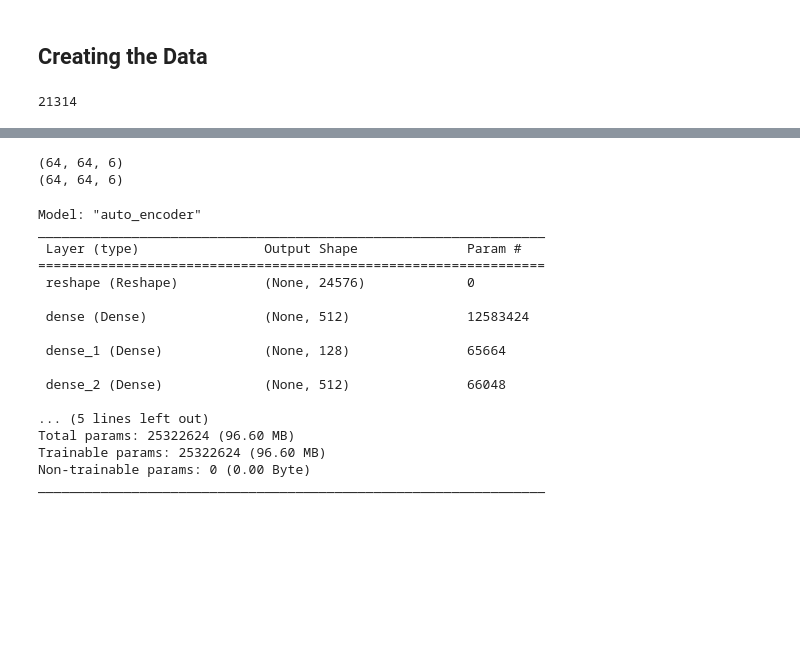
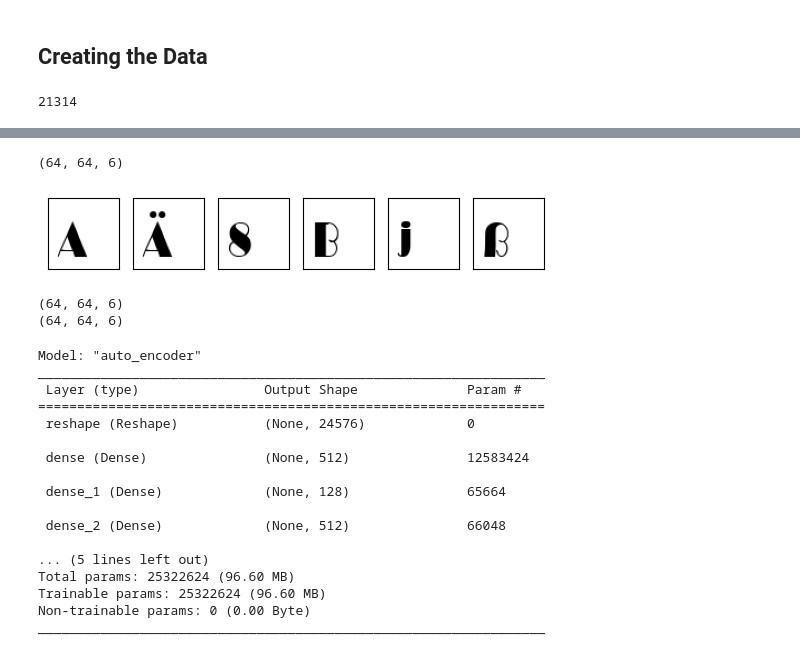
Before and after one commit to Johannes-Schall/AI_Font_Generator, a Jupyter notebook: notebooks/first_model_just_with_AÄ.ipynb, the cells around one changed output, grey strips where cells are left out. Drawn from its saved outputs; the diff is of its cells as text; code cells hidden in the pictures; blank space fills up the shorter version.

```diff
--- a/notebooks/first_model_just_with_AÄ.ipynb
+++ b/notebooks/first_model_just_with_AÄ.ipynb
@@ -75,0 +80,6 @@ render_charset(example)
+# %%
+example = next(iter(dataset_train))
+print(example.shape)
+
+hf.render_charset(example)
+# %% [output]
@@ -76,3 +87,5 @@ render_charset(example)
+(64, 64, 6)
+[figure, added]
 # %%
 def encode(image):
   image = tf.image.convert_image_dtype(image, dtype=tf.float32)
```
Also changed, not shown: parts of 21 cells of this notebook, 1 other file.
